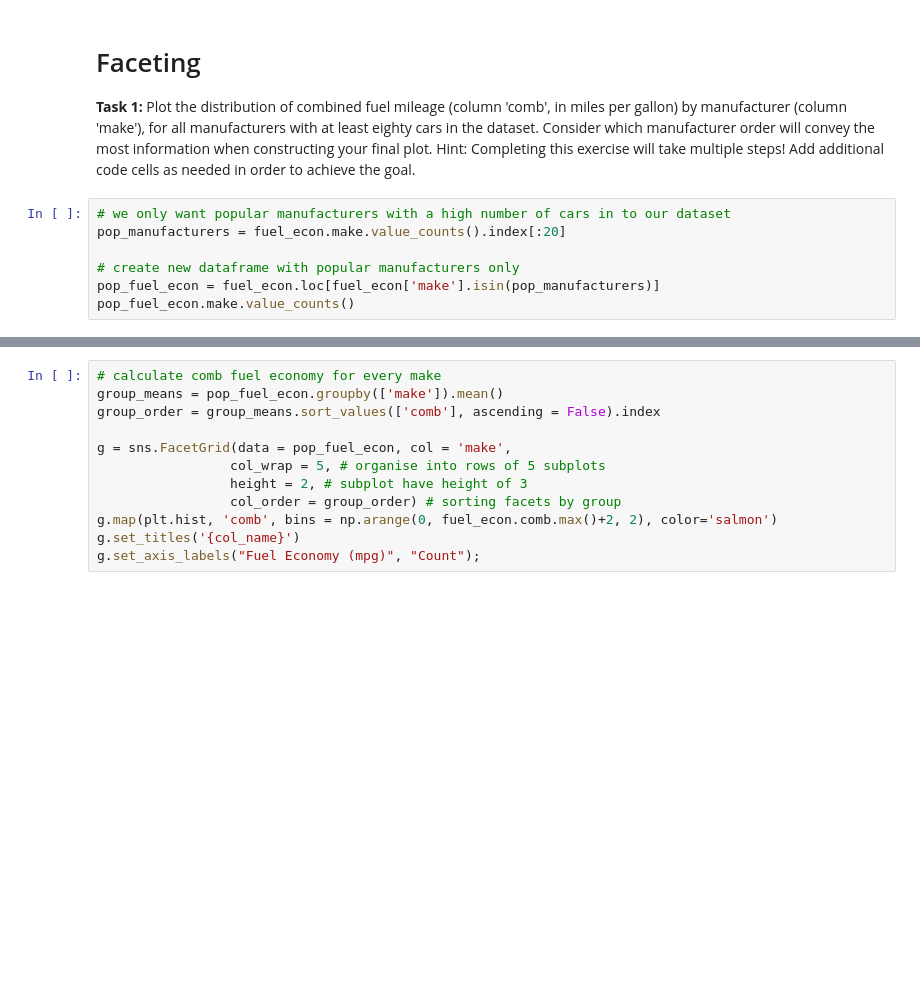
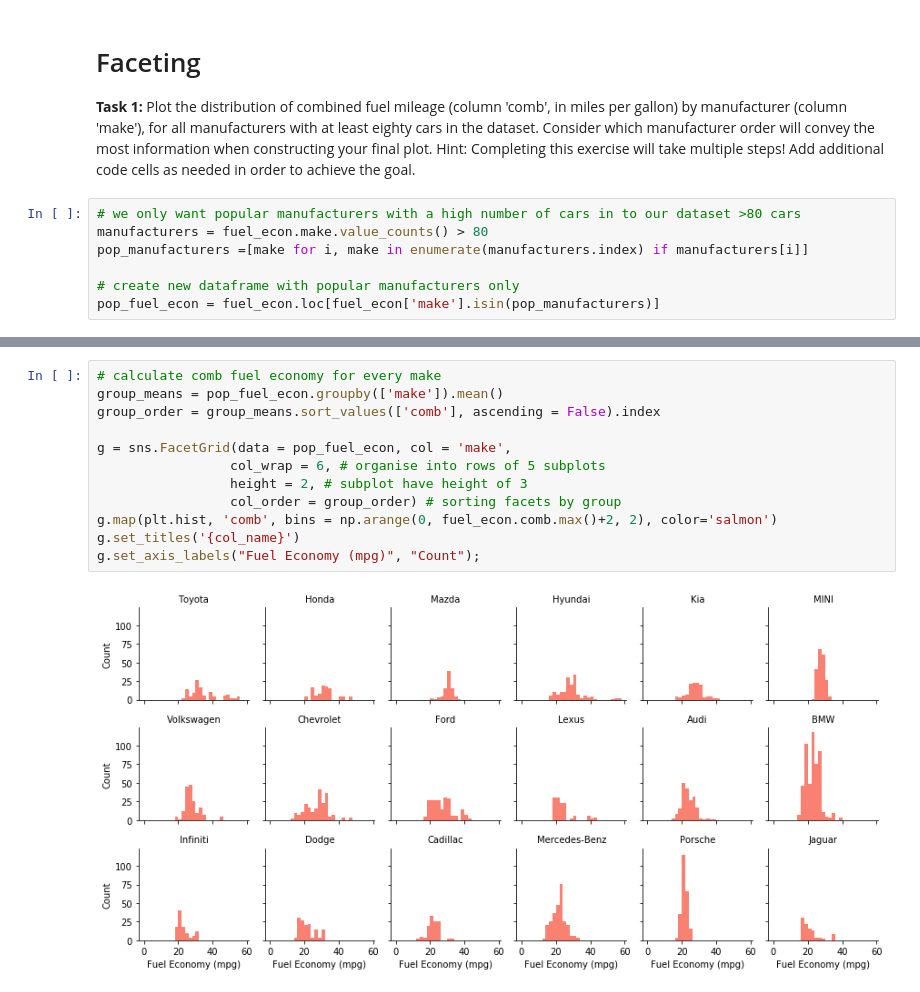
Before and after one commit to faymarie/data-visualization, a Jupyter notebook: Visualization_practise.ipynb, the cells around one changed output, grey strips where cells are left out. Saved outputs shown, nothing was run; the diff lists cells and outputs as text; blank space fills up the shorter version.

```diff
--- a/Visualization_practise.ipynb
+++ b/Visualization_practise.ipynb
@@ -173,9 +173,9 @@ TypeError: Cannot cast array data from dtype('float64') to dtype('<U32') accordi
 # Faceting
 **Task 1:** Plot the distribution of combined fuel mileage (column 'comb', in miles per gallon) by manufacturer (column 'make'), for all manufacturers with at least eighty cars in the dataset. Consider which manufacturer order will convey the most information when constructing your final plot. Hint: Completing this exercise will take multiple steps! Add additional code cells as needed in order to achieve the goal.
 # %%
-# we only want popular manufacturers with a high number of cars in to our dataset
-pop_manufacturers = fuel_econ.make.value_counts().index[:20]
+# we only want popular manufacturers with a high number of cars in to our dataset >80 cars
+manufacturers = fuel_econ.make.value_counts() > 80
+pop_manufacturers =[make for i, make in enumerate(manufacturers.index) if manufacturers[i]]
 
 # create new dataframe with popular manufacturers only
 pop_fuel_econ = fuel_econ.loc[fuel_econ['make'].isin(pop_manufacturers)]
-pop_fuel_econ.make.value_counts()
@@ -200,12 +191,14 @@ Name: make, dtype: int64
 # %%
 # calculate comb fuel economy for every make
 group_means = pop_fuel_econ.groupby(['make']).mean()
 group_order = group_means.sort_values(['comb'], ascending = False).index
 
 g = sns.FacetGrid(data = pop_fuel_econ, col = 'make',
-                 col_wrap = 5, # organise into rows of 5 subplots
+                 col_wrap = 6, # organise into rows of 5 subplots
                  height = 2, # subplot have height of 3
                  col_order = group_order) # sorting facets by group
 g.map(plt.hist, 'comb', bins = np.arange(0, fuel_econ.comb.max()+2, 2), color='salmon')
 g.set_titles('{col_name}')
 g.set_axis_labels("Fuel Economy (mpg)", "Count");
+# %% [output]
+[figure, added]
```
Also changed, not shown: parts of 6 cells of this notebook.
